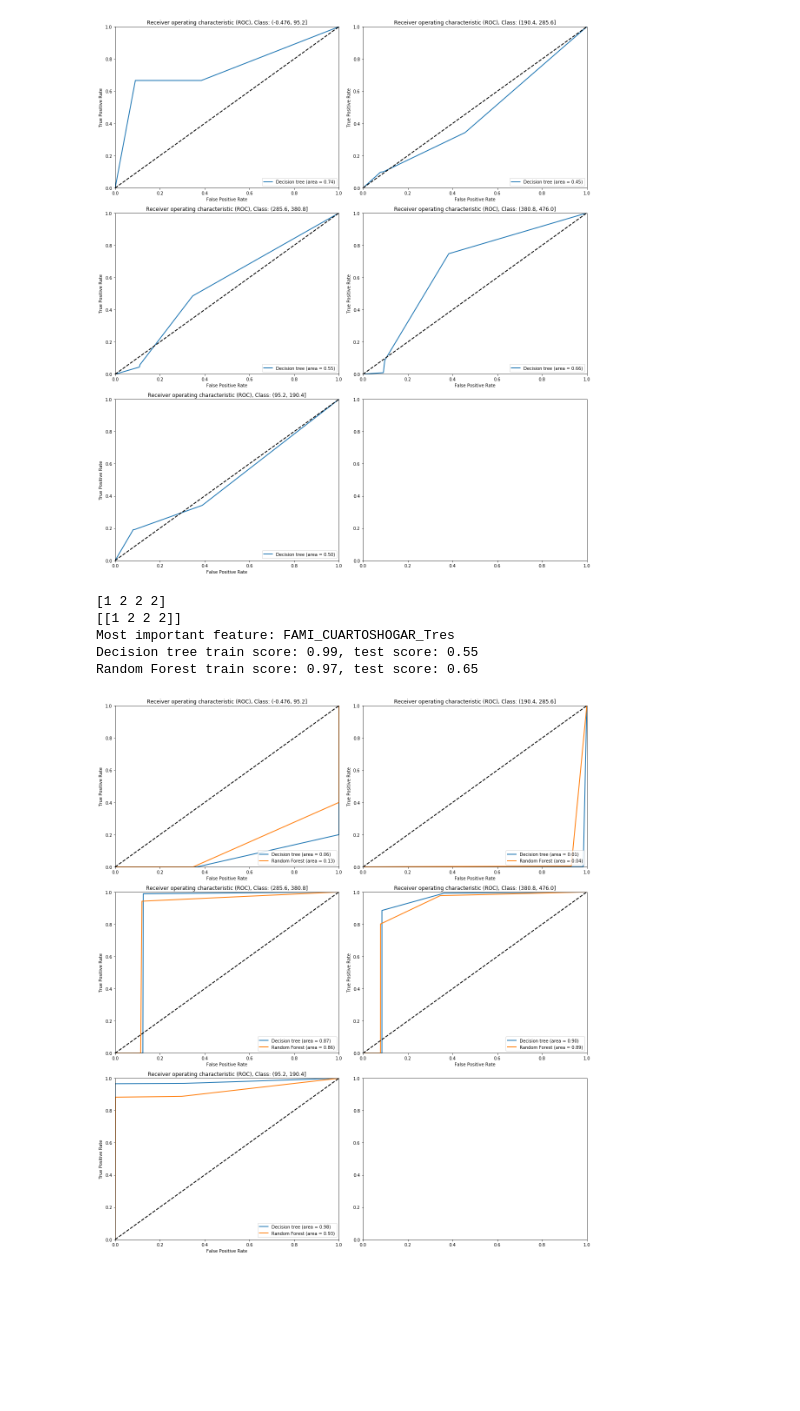
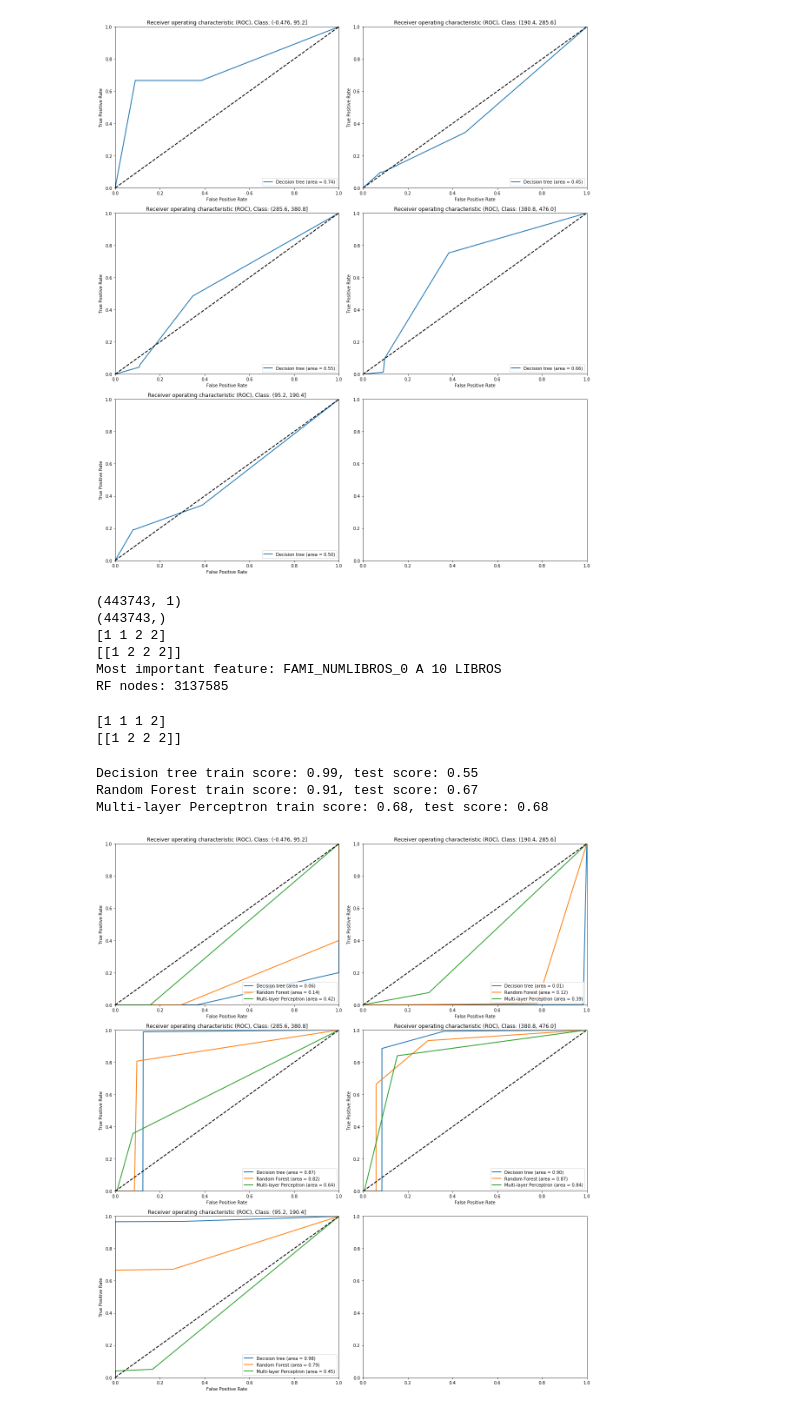
Before and after one commit to ingJSNA/dataMining2018, a Jupyter notebook: ICFES/5 Classification.ipynb, the cells around one changed output. Drawn from its saved outputs; the diff is of its cells as text; code cells hidden in the pictures; blank space fills up the shorter version.

```diff
--- a/ICFES/5 Classification.ipynb
+++ b/ICFES/5 Classification.ipynb
@@ -186,39 +189,62 @@ clf_names = ['Decision tree']
 ROC(clfs, clf_names, X_test, y_test, y_labels)
 # %% [output]
 [figure]
+# %%
+from sklearn.ensemble import RandomForestClassifier
+
+trees = 15
+max_depth = 30
+
+clf_RF = RandomForestClassifier(n_estimators=trees, max_depth=max_depth, random_state=13, n_jobs=-1)
+
+clf_RF = clf_RF.fit(X_train, y_train.reshape(-1))
+
+print(clf_RF.predict(X_train[4:8]))
+
+print(y_train[4:8].reshape(1, -1))
+
+idx_feature = np.argmax(clf_RF.feature_importances_)
+print("Most important feature:", X_labels[idx_feature])
+
+nodes = 0
+for estimator in clf_RF.estimators_:
+    nodes += estimator.tree_.node_count
+print("RF nodes:", nodes)
+# %% [output]
+(443743, 1)
+(443743,)
+[1 1 2 2]
+[[1 2 2 2]]
+Most important feature: FAMI_NUMLIBROS_0 A 10 LIBROS
+RF nodes: 3137585
+# %%
+from sklearn.neural_network import MLPClassifier
+
+clf_nn = MLPClassifier(alpha=0.1, random_state=23)
+
+clf_nn = clf_nn.fit(X_train, y_train.reshape(-1))
+
+print(clf_nn.predict(X_train[4:8]))
+
+print(y_train[4:8].reshape(1, -1))
+# %% [output]
+[1 1 1 2]
+[[1 2 2 2]]
 # %%
-from sklearn.ensemble import RandomForestClassifier
-
-trees = 10
-max_depth = None
-
-clf_RF = RandomForestClassifier(n_estimators=trees, max_depth=max_depth, n_jobs=-1)
-
-clf_RF = clf_RF.fit(X_train, y_train)
-
-print(clf_RF.predict(X_train[4:8]))
-
-print(y_train[4:8].reshape(1, -1))
-
-idx_feature = np.argmax(clf_RF.feature_importances_)
-print("Most important feature:", X_labels[idx_feature])
-
 def print_score(clfs, clf_names):
     for clf, name in zip(clfs, clf_names):
         print("{} train score: {:.2f}, test score: {:.2f}".format(
             name,
             clf.score(X_train, y_train),
             clf.score(X_test, y_test)))
 
-clfs = [clf_tree, clf_RF]
-clf_names = ['Decision tree', 'Random Forest']
+clfs = [clf_tree, clf_RF, clf_nn]
+clf_names = ['Decision tree', 'Random Forest', 'Multi-layer Perceptron']
 print_score(clfs, clf_names)
 ROC(clfs, clf_names, X_train, y_train, y_labels, fig_file='roc_train.svg')
 ROC(clfs, clf_names, X_test, y_test, y_labels, fig_file='roc_test.svg')
 # %% [output]
-[1 2 2 2]
-[[1 2 2 2]]
-Most important feature: FAMI_CUARTOSHOGAR_Tres
 Decision tree train score: 0.99, test score: 0.55
-Random Forest train score: 0.97, test score: 0.65
+Random Forest train score: 0.91, test score: 0.67
+Multi-layer Perceptron train score: 0.68, test score: 0.68
-[figure, old version]
+[figure, new version]
```
Also changed, not shown: parts of 2 cells of this notebook, 1 other file.
